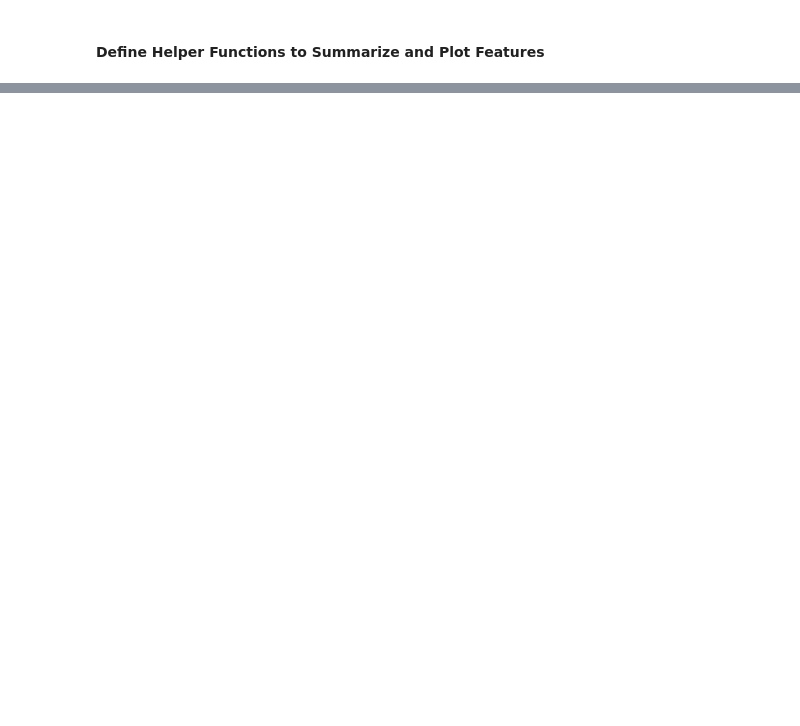
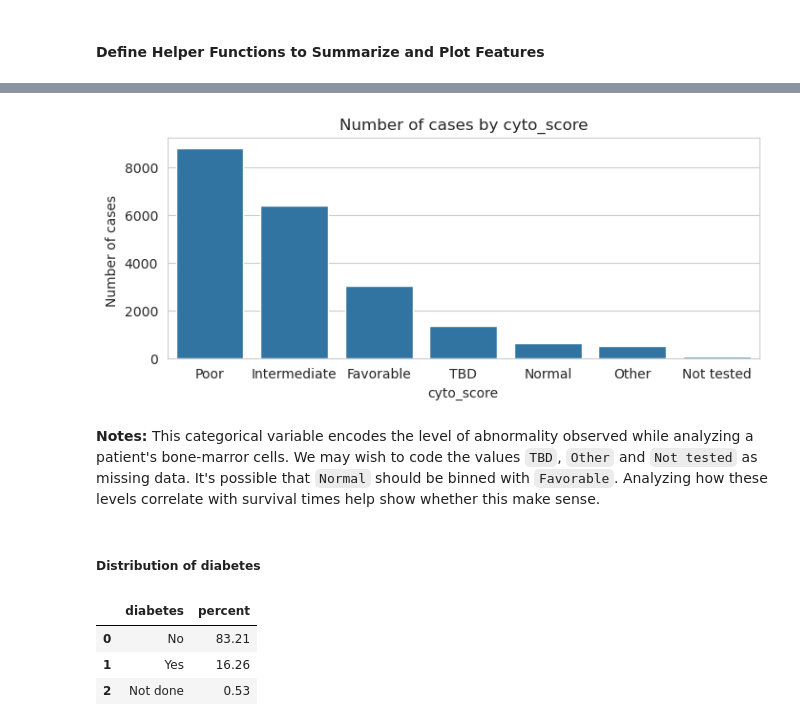
Before and after one commit to RuiboZhang98/CIBMTR_post_hct_survival, a Jupyter notebook: notebooks/univariate_distributions.ipynb, the cells around one changed output, grey strips where cells are left out. Saved outputs shown, nothing was run; the diff lists cells and outputs as text; code cells hidden in the pictures; blank space fills up the shorter version.

```diff
--- a/notebooks/univariate_distributions.ipynb
+++ b/notebooks/univariate_distributions.ipynb
@@ -110,0 +222,17 @@ def plot_efs_vs_efs_time(bins=10):
+# %%
+# Plot number of cases by value of cyto_score
+plot_discrete_feature('cyto_score', figsize=(8, 3))
+# %% [output]
+[figure, added]
+# %% [markdown]
+**Notes:** This categorical variable encodes the level of abnormality observed while analyzing a patient's bone-marror cells. We may wish to code the values `TBD`, `Other` and `Not tested` as missing data. It's possible that `Normal` should be binned with `Favorable`. Analyzing how these levels correlate with survival times help show whether this make sense.
+# %% [markdown]
+##### Distribution of diabetes
+# %%
+# View percentage of cases by value of diabetes
+get_percentages('diabetes')
+# %% [output]
+|  | diabetes | percent |
+| 0 | No | 83.21 |
+| 1 | Yes | 16.26 |
+| 2 | Not done | 0.53 |
```
Also changed, not shown: parts of 85 cells of this notebook.
